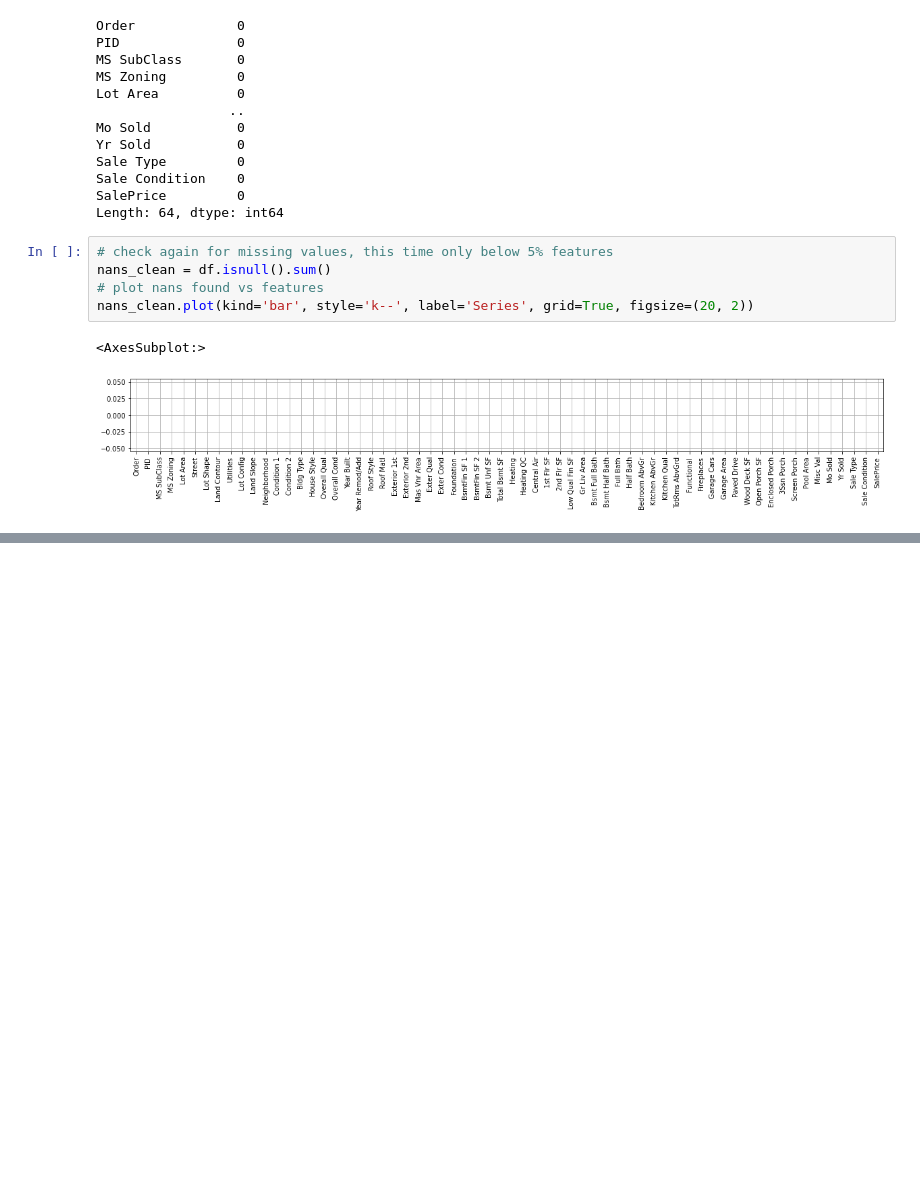
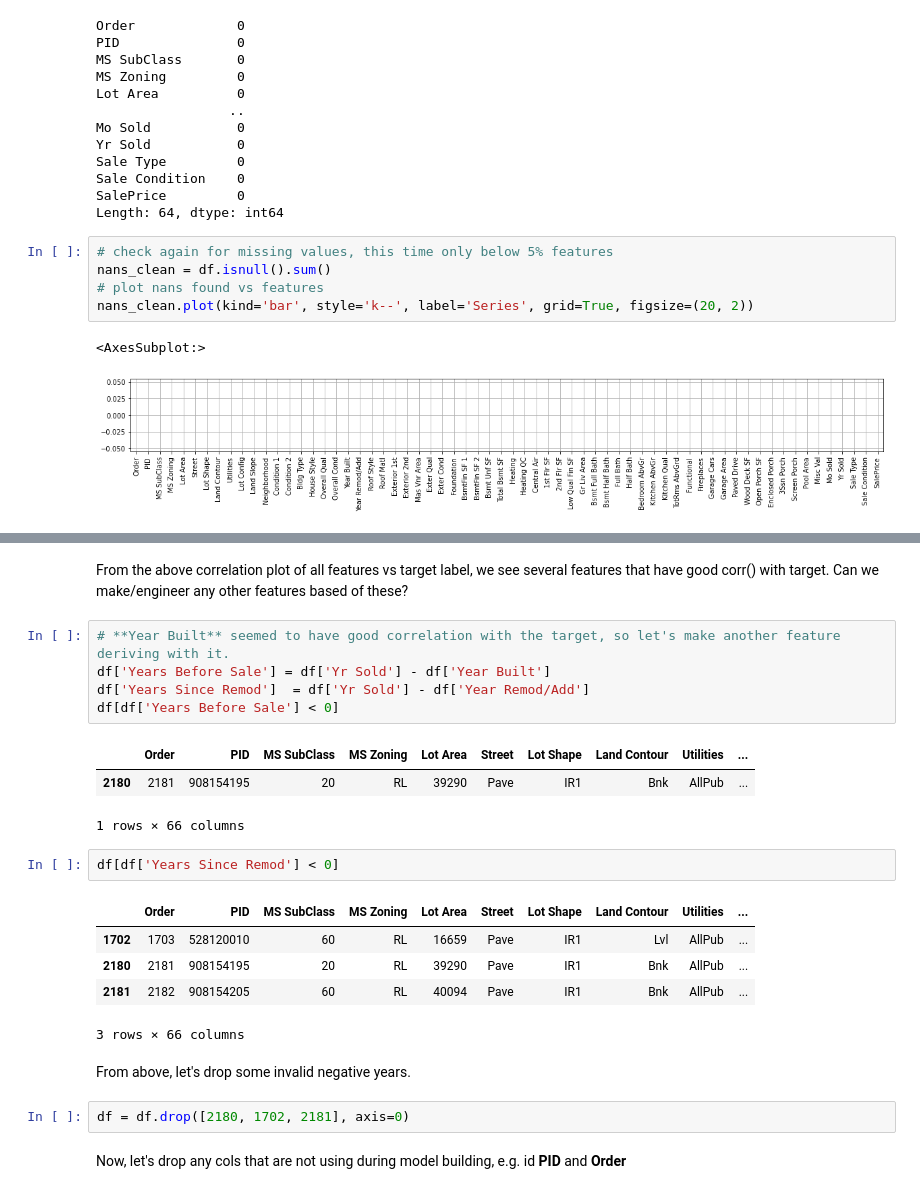
Before and after one commit to khoin-byte/dataquest-guided-projects, a Jupyter notebook: Predicting_house_Sale_Prices/Basics.ipynb, the cells around one changed output, grey strips where cells are left out. Cells and saved outputs as stored; diff of their text form; blank space fills up the shorter version.

```diff
--- a/Predicting_house_Sale_Prices/Basics.ipynb
+++ b/Predicting_house_Sale_Prices/Basics.ipynb
@@ -211,0 +226,25 @@ nans_clean.plot(kind='bar', style='k--', label='Series', grid=True, figsize=(20,
+# %% [markdown]
+From the above correlation plot of all features vs target label, we see several features that have good corr() with target. Can we make/engineer any other features based of these?
+# %%
+# **Year Built** seemed to have good correlation with the target, so let's make another feature deriving with it.
+df['Years Before Sale'] = df['Yr Sold'] - df['Year Built']
+df['Years Since Remod']  = df['Yr Sold'] - df['Year Remod/Add']
+df[df['Years Before Sale'] < 0]
+# %% [output]
+|  | Order | PID | MS SubClass | MS Zoning | Lot Area | Street | Lot Shape | Land Contour | Utilities | ... |
+| 2180 | 2181 | 908154195 | 20 | RL | 39290 | Pave | IR1 | Bnk | AllPub | ... |
+1 rows × 66 columns
+# %%
+df[df['Years Since Remod'] < 0]
+# %% [output]
+|  | Order | PID | MS SubClass | MS Zoning | Lot Area | Street | Lot Shape | Land Contour | Utilities | ... |
+| 1702 | 1703 | 528120010 | 60 | RL | 16659 | Pave | IR1 | Lvl | AllPub | ... |
+| 2180 | 2181 | 908154195 | 20 | RL | 39290 | Pave | IR1 | Bnk | AllPub | ... |
+| 2181 | 2182 | 908154205 | 60 | RL | 40094 | Pave | IR1 | Bnk | AllPub | ... |
+3 rows × 66 columns
+# %% [markdown]
+From above, let's drop some invalid negative years.
+# %%
+df = df.drop([2180, 1702, 2181], axis=0)
+# %% [markdown]
+Now, let's drop any cols that are not using during model building, e.g. id **PID** and **Order**
```
Also changed, not shown: parts of 5 cells of this notebook.
